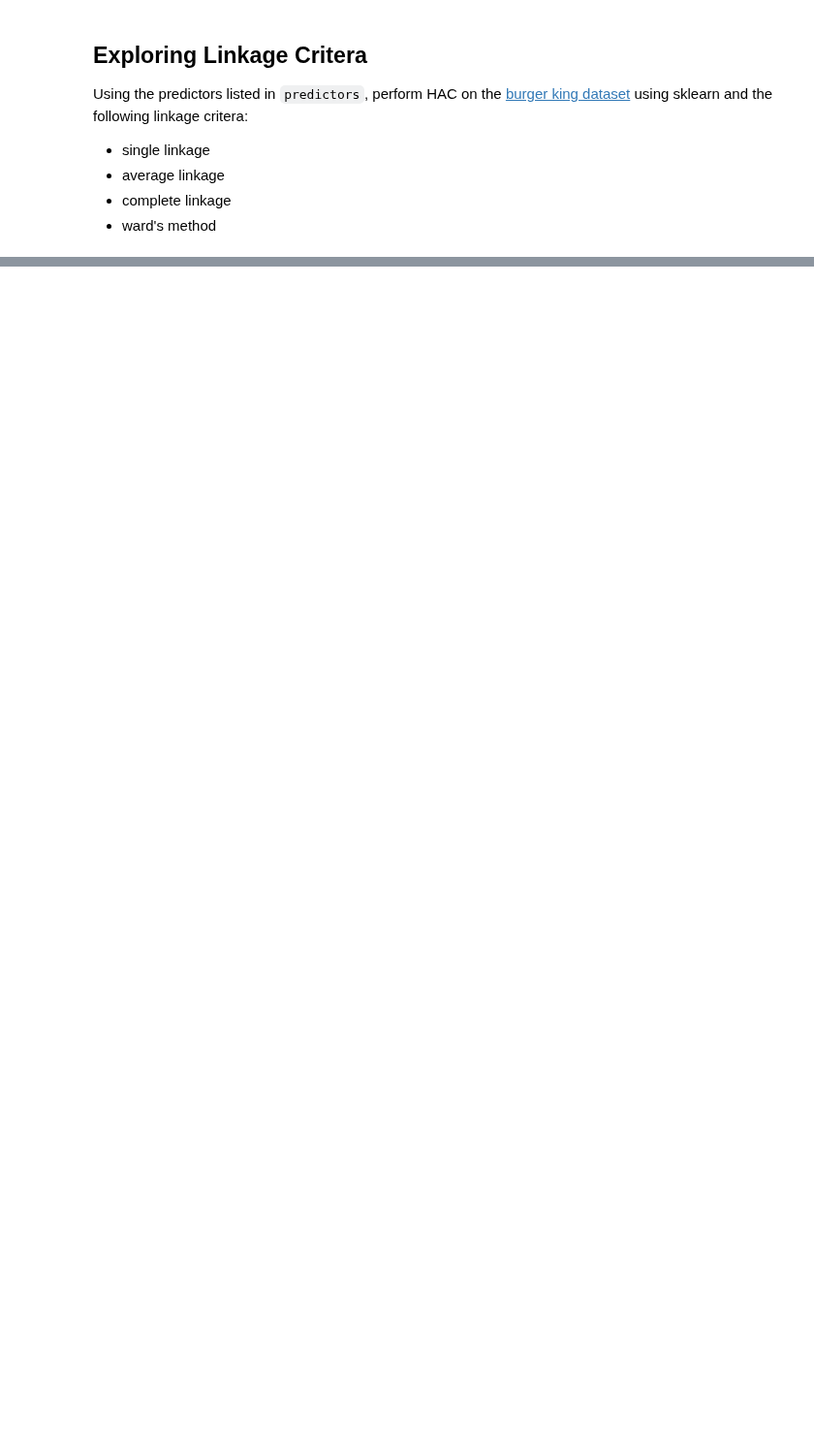
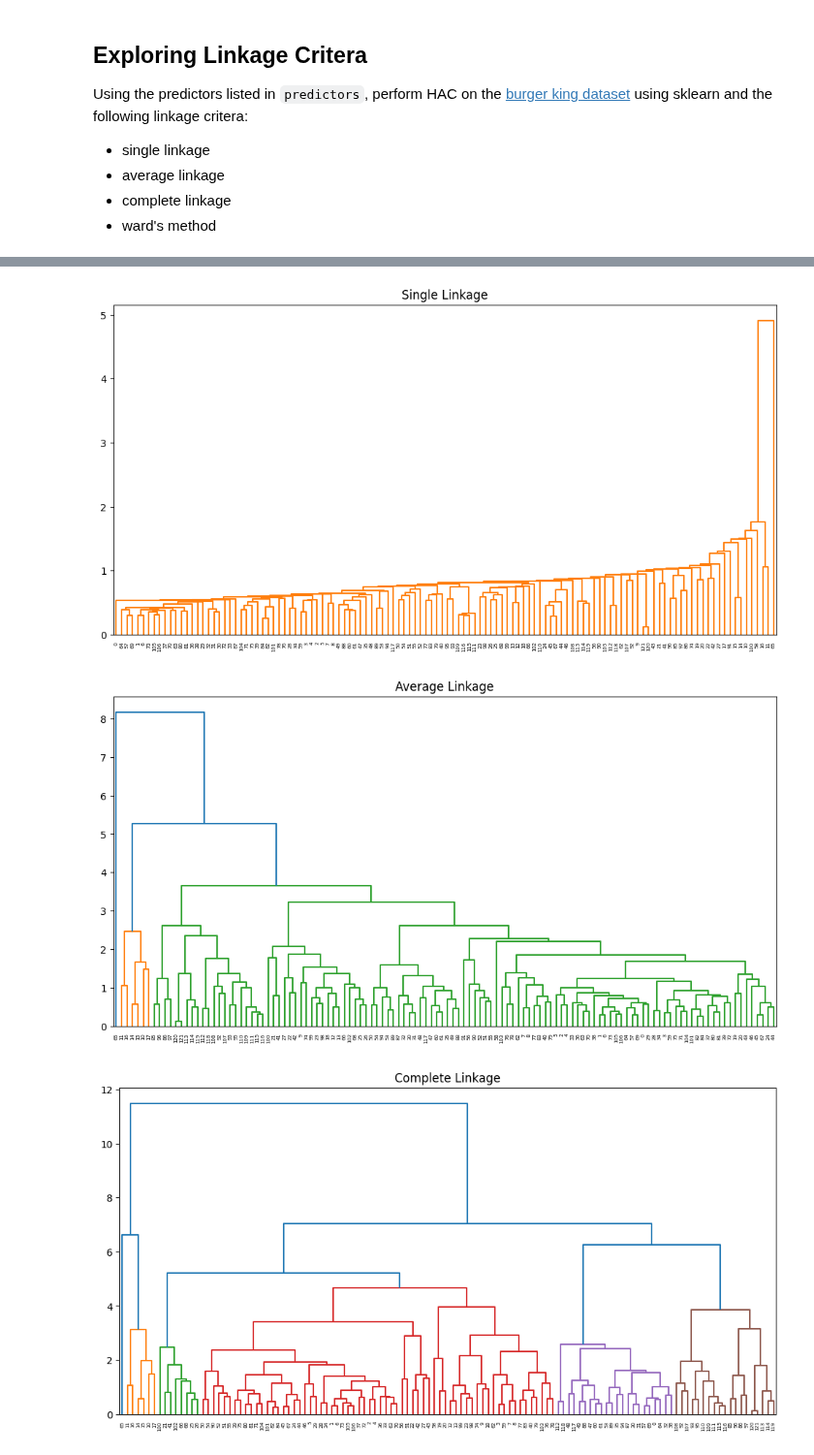
Before and after one commit to masonfarley18/CPSC-392, a Jupyter notebook: HierarchicalClustering.ipynb, the cells around one changed output, grey strips where cells are left out. Shown at 97% size. Cells and saved outputs as stored; diff of their text form; code cells hidden in the pictures; blank space fills up the shorter version.

```diff
--- a/HierarchicalClustering.ipynb
+++ b/HierarchicalClustering.ipynb
@@ -398,0 +528,24 @@ X = burg[predictors]
+# %%
+plt.figure(figsize=(12, 6))
+plot_dendrogram(pipe_single, color_threshold=5)
+plt.title("Single Linkage")
+plt.show()
+
+plt.figure(figsize=(12, 6))
+plot_dendrogram(pipe_average, color_threshold=5)
+plt.title("Average Linkage")
+plt.show()
+
+plt.figure(figsize=(12, 6))
+plot_dendrogram(pipe_complete, color_threshold=5)
+plt.title("Complete Linkage")
+plt.show()
+
+plt.figure(figsize=(12, 6))
+plot_dendrogram(pipe_ward, color_threshold=5)
+plt.title("Ward Linkage")
+plt.show()
+# %% [output]
+[figure, added]
+[figure, added]
+[figure, added]
```
Also changed, not shown: parts of 22 cells of this notebook.
